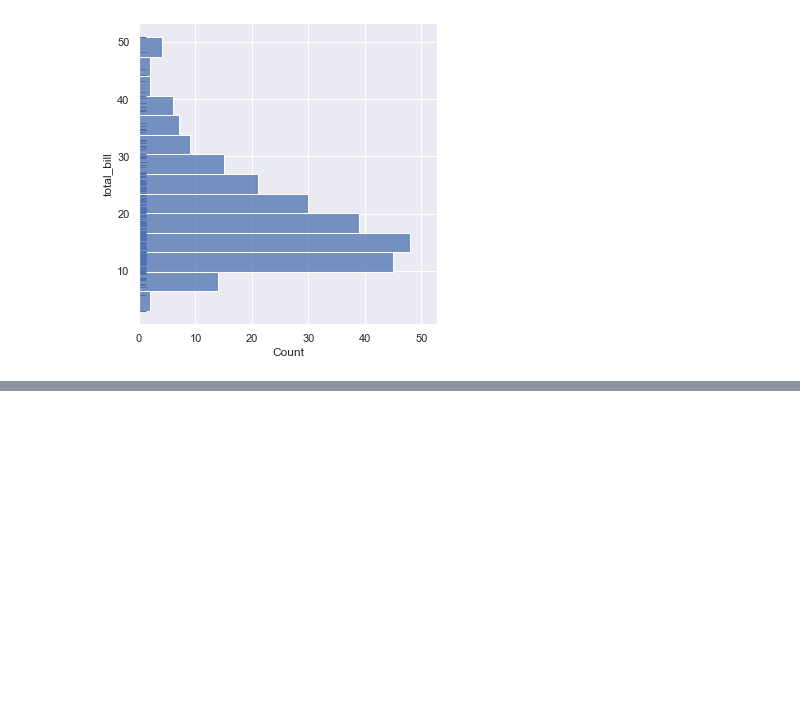
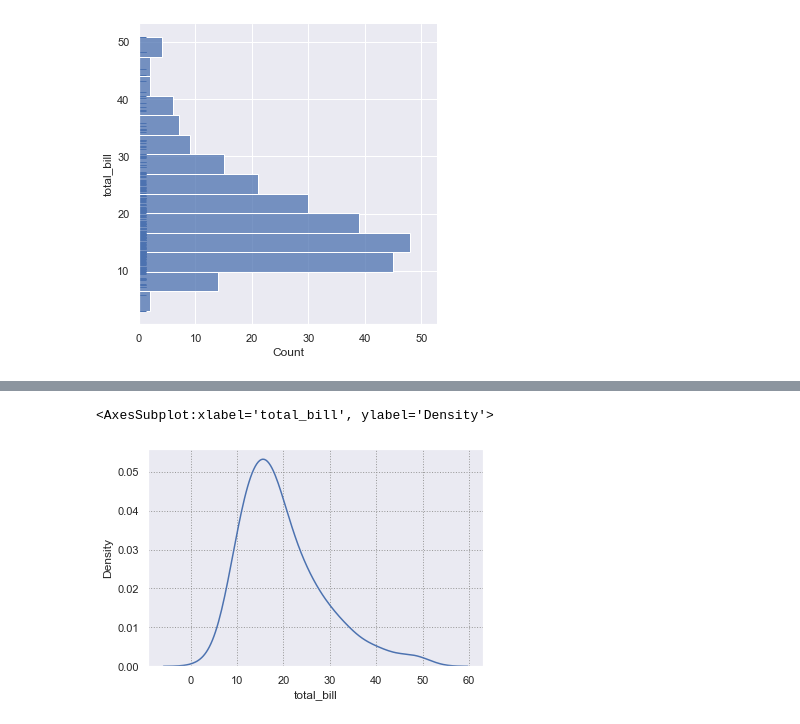
Before and after one commit to yasir5008/DS_-_ITF_Just_Working_Directory, a Jupyter notebook: DS_python_works/DVwpy_sessions/DVwPY_3.ipynb, the cells around one changed output, grey strips where cells are left out. Saved outputs shown, nothing was run; the diff lists cells and outputs as text; code cells hidden in the pictures; blank space fills up the shorter version.

```diff
--- a/DS_python_works/DVwpy_sessions/DVwPY_3.ipynb
+++ b/DS_python_works/DVwpy_sessions/DVwPY_3.ipynb
@@ -69,0 +75,5 @@ sns.histplot(data=tips, x='total_bill', kde=True)
+# %%
+sns.kdeplot(tips.total_bill)
+# %% [output]
+<AxesSubplot:xlabel='total_bill', ylabel='Density'>
+[figure, added]
```
Also changed, not shown: parts of 7 cells of this notebook.
